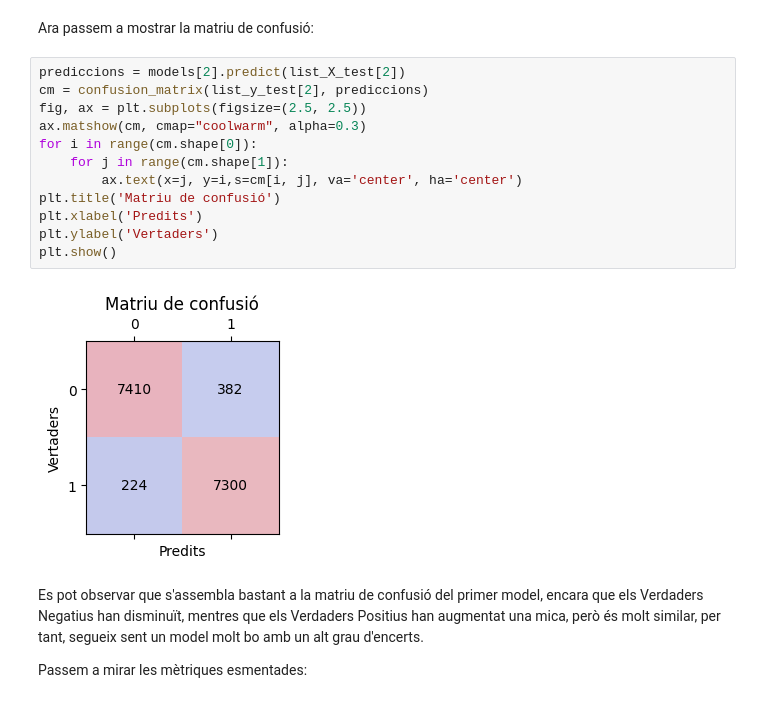
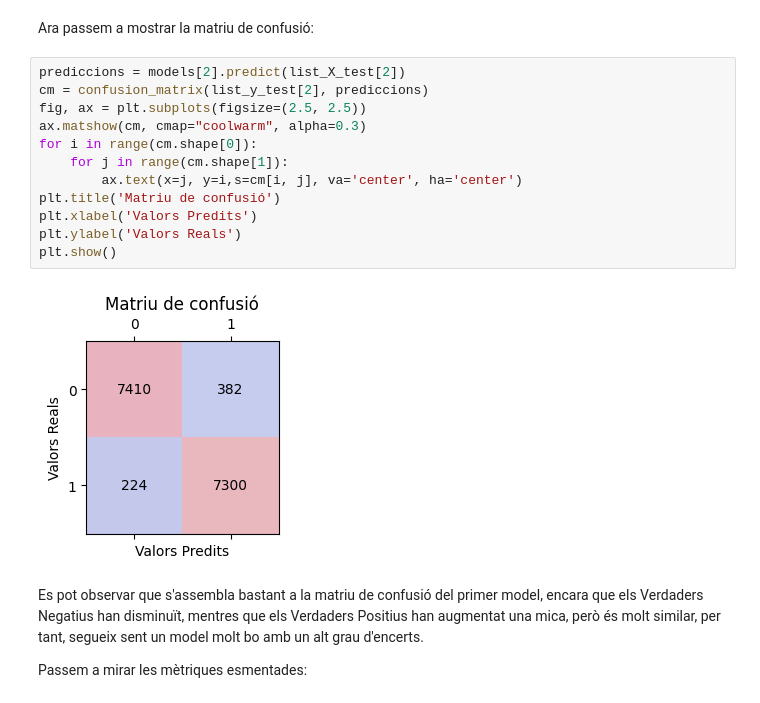
Before and after one commit to NIU1598103/casKaggle, a Jupyter notebook: Kaggle.ipynb, the cells around one changed output. Cells and saved outputs as stored; diff of their text form.

```diff
--- a/Kaggle.ipynb
+++ b/Kaggle.ipynb
@@ -547,17 +562,17 @@ Ara passem a mostrar la matriu de confusió:
 # %%
 prediccions = models[2].predict(list_X_test[2])
 cm = confusion_matrix(list_y_test[2], prediccions)
 fig, ax = plt.subplots(figsize=(2.5, 2.5))
 ax.matshow(cm, cmap="coolwarm", alpha=0.3)
 for i in range(cm.shape[0]):
     for j in range(cm.shape[1]):
         ax.text(x=j, y=i,s=cm[i, j], va='center', ha='center')
 plt.title('Matriu de confusió')
-plt.xlabel('Predits')
-plt.ylabel('Vertaders')
+plt.xlabel('Valors Predits')
+plt.ylabel('Valors Reals')
 plt.show()
 # %% [output]
-[figure, old version]
+[figure, new version]
 # %% [markdown]
 Es pot observar que s'assembla bastant a la matriu de confusió del primer model, encara que els Verdaders Negatius han disminuït, mentres que els Verdaders Positius han augmentat una mica, però és molt similar, per tant, segueix sent un model molt bo amb un alt grau d'encerts.
 
```
Also changed, not shown: parts of 7 cells of this notebook.
